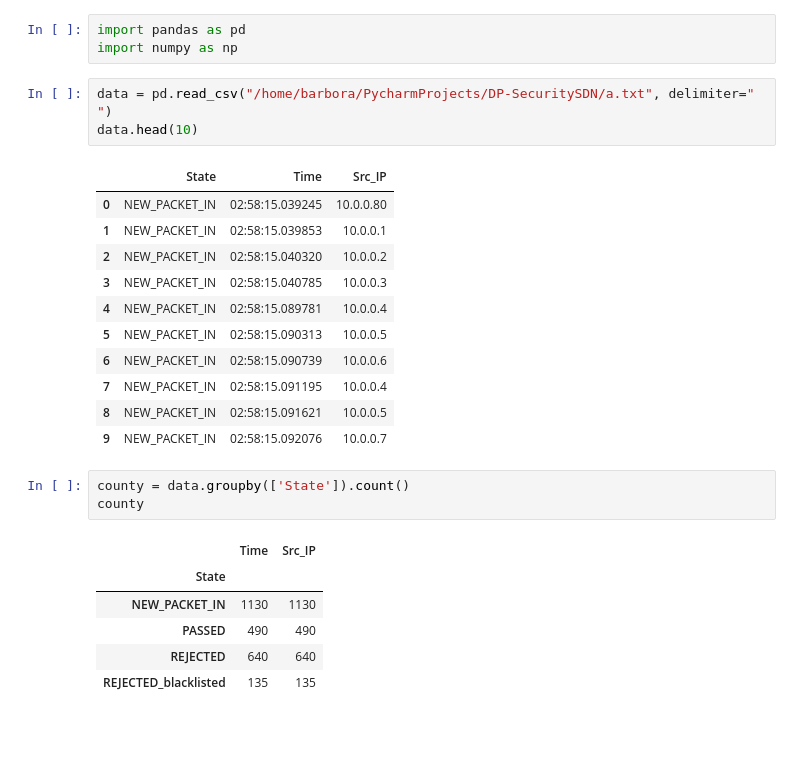
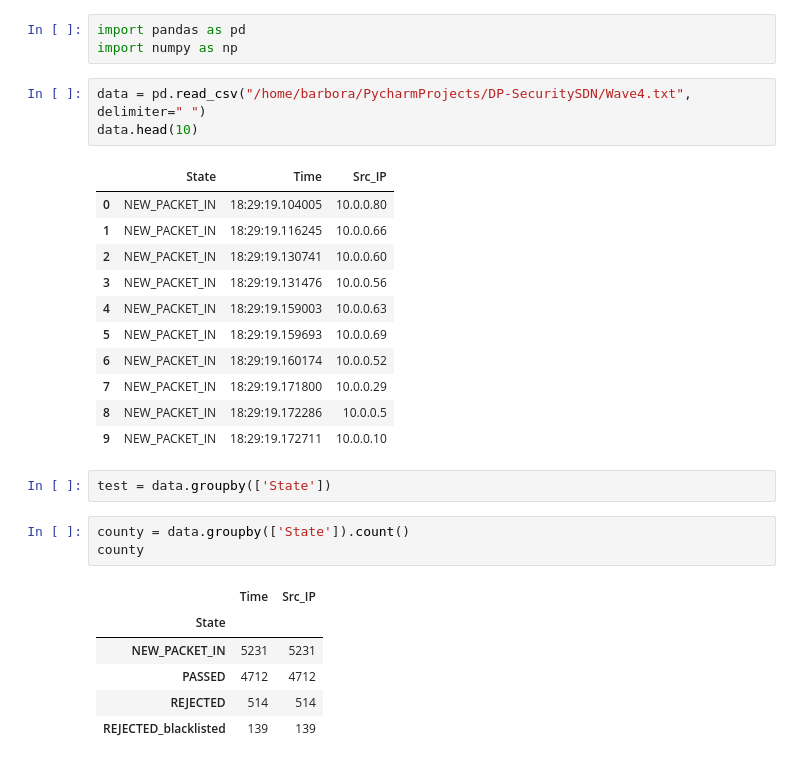
Before and after one commit to BarboraCelesova/DP-SecuritySDN, a Jupyter notebook: makeStatisticsJupyter.ipynb, the cells around one changed output. Drawn from its saved outputs; the diff is of its cells as text; blank space fills up the shorter version.

```diff
--- a/makeStatisticsJupyter.ipynb
+++ b/makeStatisticsJupyter.ipynb
@@ -2,30 +2,32 @@
 import pandas as pd
 import numpy as np
 # %%
-data = pd.read_csv("/home/barbora/PycharmProjects/DP-SecuritySDN/a.txt", delimiter=" ")
+data = pd.read_csv("/home/barbora/PycharmProjects/DP-SecuritySDN/Wave4.txt", delimiter=" ")
 data.head(10)
 # %% [output]
 |  | State | Time | Src_IP |
-| 0 | NEW_PACKET_IN | 02:58:15.039245 | 10.0.0.80 |
-| 1 | NEW_PACKET_IN | 02:58:15.039853 | 10.0.0.1 |
-| 2 | NEW_PACKET_IN | 02:58:15.040320 | 10.0.0.2 |
-| 3 | NEW_PACKET_IN | 02:58:15.040785 | 10.0.0.3 |
-| 4 | NEW_PACKET_IN | 02:58:15.089781 | 10.0.0.4 |
-| 5 | NEW_PACKET_IN | 02:58:15.090313 | 10.0.0.5 |
-| 6 | NEW_PACKET_IN | 02:58:15.090739 | 10.0.0.6 |
-| 7 | NEW_PACKET_IN | 02:58:15.091195 | 10.0.0.4 |
-| 8 | NEW_PACKET_IN | 02:58:15.091621 | 10.0.0.5 |
-| 9 | NEW_PACKET_IN | 02:58:15.092076 | 10.0.0.7 |
+| 0 | NEW_PACKET_IN | 18:29:19.104005 | 10.0.0.80 |
+| 1 | NEW_PACKET_IN | 18:29:19.116245 | 10.0.0.66 |
+| 2 | NEW_PACKET_IN | 18:29:19.130741 | 10.0.0.60 |
+| 3 | NEW_PACKET_IN | 18:29:19.131476 | 10.0.0.56 |
+| 4 | NEW_PACKET_IN | 18:29:19.159003 | 10.0.0.63 |
+| 5 | NEW_PACKET_IN | 18:29:19.159693 | 10.0.0.69 |
+| 6 | NEW_PACKET_IN | 18:29:19.160174 | 10.0.0.52 |
+| 7 | NEW_PACKET_IN | 18:29:19.171800 | 10.0.0.29 |
+| 8 | NEW_PACKET_IN | 18:29:19.172286 | 10.0.0.5 |
+| 9 | NEW_PACKET_IN | 18:29:19.172711 | 10.0.0.10 |
+# %%
+test = data.groupby(['State'])
 # %%
 county = data.groupby(['State']).count()
 county
 # %% [output]
 |  | Time | Src_IP |
 | State |  |  |
-| NEW_PACKET_IN | 1130 | 1130 |
-| PASSED | 490 | 490 |
-| REJECTED | 640 | 640 |
-| REJECTED_blacklisted | 135 | 135 |
+| NEW_PACKET_IN | 5231 | 5231 |
+| PASSED | 4712 | 4712 |
+| REJECTED | 514 | 514 |
+| REJECTED_blacklisted | 139 | 139 |
 # %%
 grouped_data = data.groupby(['State', 'Src_IP']).count()
 grouped_data
```
Also changed, not shown: parts of 7 cells of this notebook, 2 other files.
